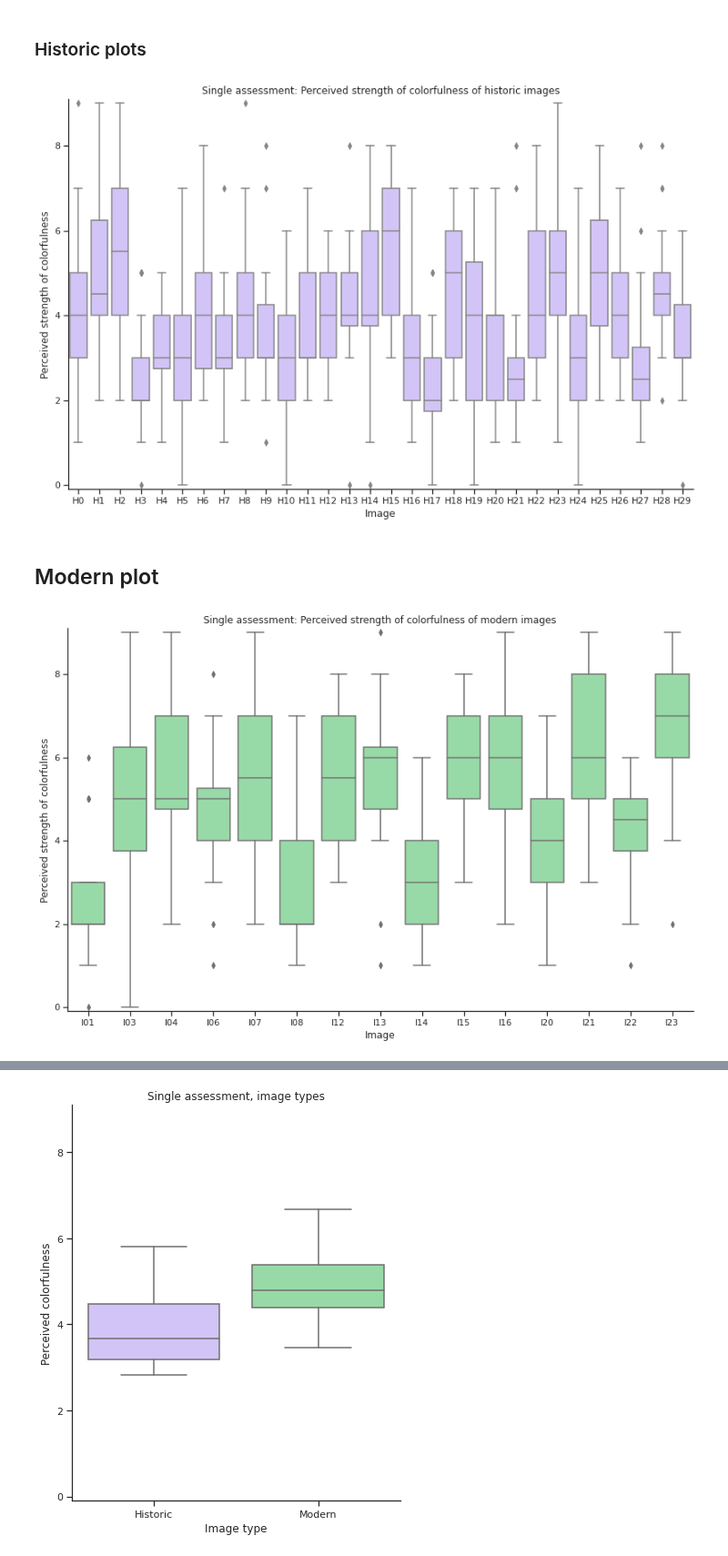
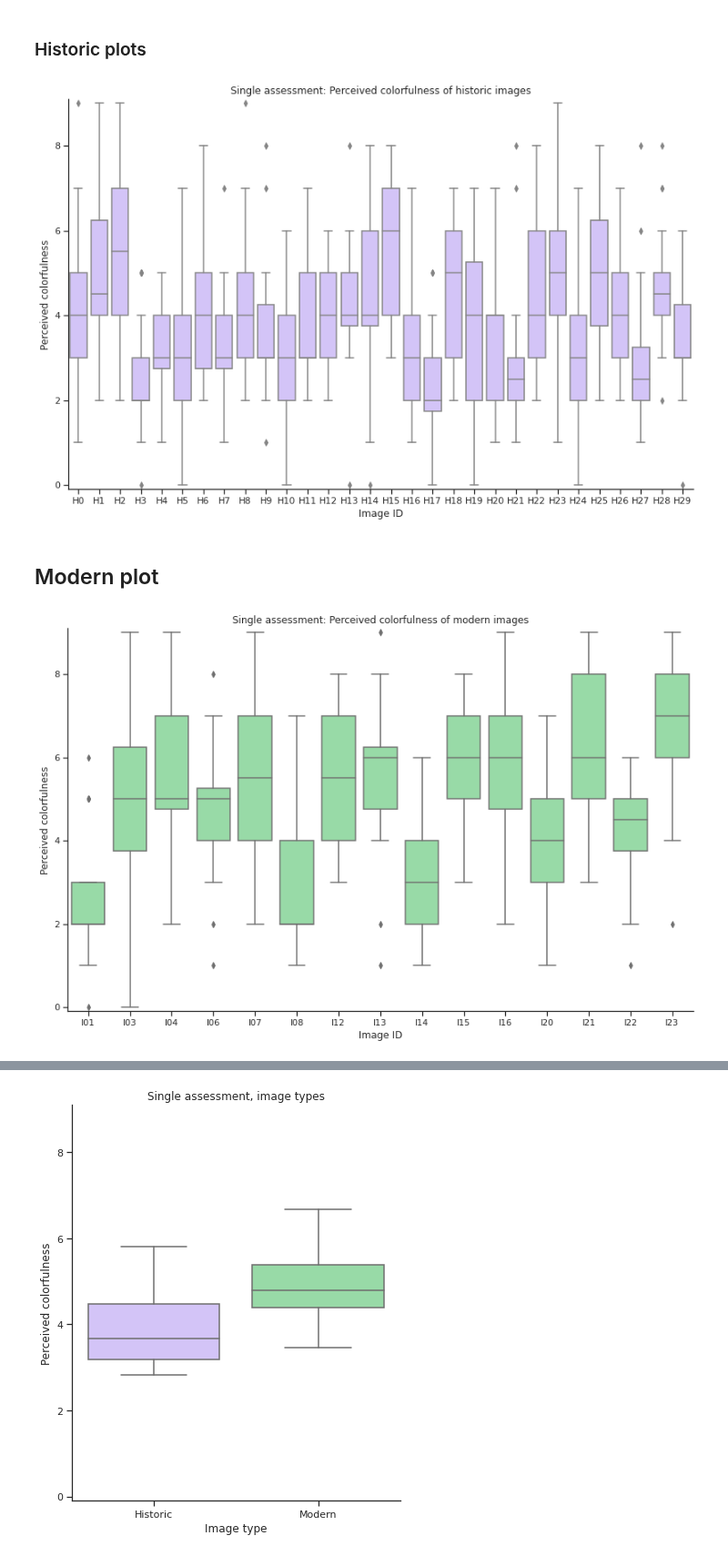
Before and after one commit to Thrrym/PerceptionAndImageQuality, a Jupyter notebook: analysis/single.ipynb, the cells around one changed output, grey strips where cells are left out. Shown at 91% size. Saved outputs shown, nothing was run; the diff lists cells and outputs as text; code cells hidden in the pictures.

Commit message:
Plot labels shortend.

```diff
--- a/analysis/single.ipynb
+++ b/analysis/single.ipynb
@@ -161,25 +161,25 @@ Historic images: Dataframe with name, selected mean by observers and measured me
 # %%
 g = sns.catplot(
     x='id',
     y='normalise',
     data=df[df["type"] == "H"],
     kind='box',
     ci='sd',
     palette=sns_palette_historic
 )
 
 g.fig.set_size_inches(sns_plot_size)
 
 
-g.set_axis_labels("Image", "Perceived strength of colorfulness")
+g.set_axis_labels("Image ID", "Perceived colorfulness")
 
-g.set(title="Single assessment: Perceived strength of colorfulness of historic images")
+g.set(title="Single assessment: Perceived colorfulness of historic images")
 
 g.set(ylim = sns_ylim)
 sns.despine()
 g.savefig("single_historic.png", dpi=400)
 # %% [output]
-[figure, old version]
+[figure, new version]
 # %% [markdown]
 ## Modern plot
 # %%
@@ -194,13 +194,14 @@ g = sns.catplot(
 
 #g.set_xlabel("Image")
 #g.set_ylabel("Chroma response")
-g.set_axis_labels("Image", "Perceived strength of colorfulness")
+g.set_axis_labels("Image ID", "Perceived colorfulness")
 g.fig.set_size_inches(sns_plot_size)
-g.set(title="Single assessment: Perceived strength of colorfulness of modern images")
+g.set(title="Single assessment: Perceived colorfulness of modern images")
 
 g.set(ylim = sns_ylim)
+sns.despine()
 g.savefig("single_modern.png", dpi=400)
 # %% [output]
-[figure, old version]
+[figure, new version]
 # %% [markdown]
 ## Plot of both groups
```
Also changed, not shown: parts of 2 cells of this notebook.
